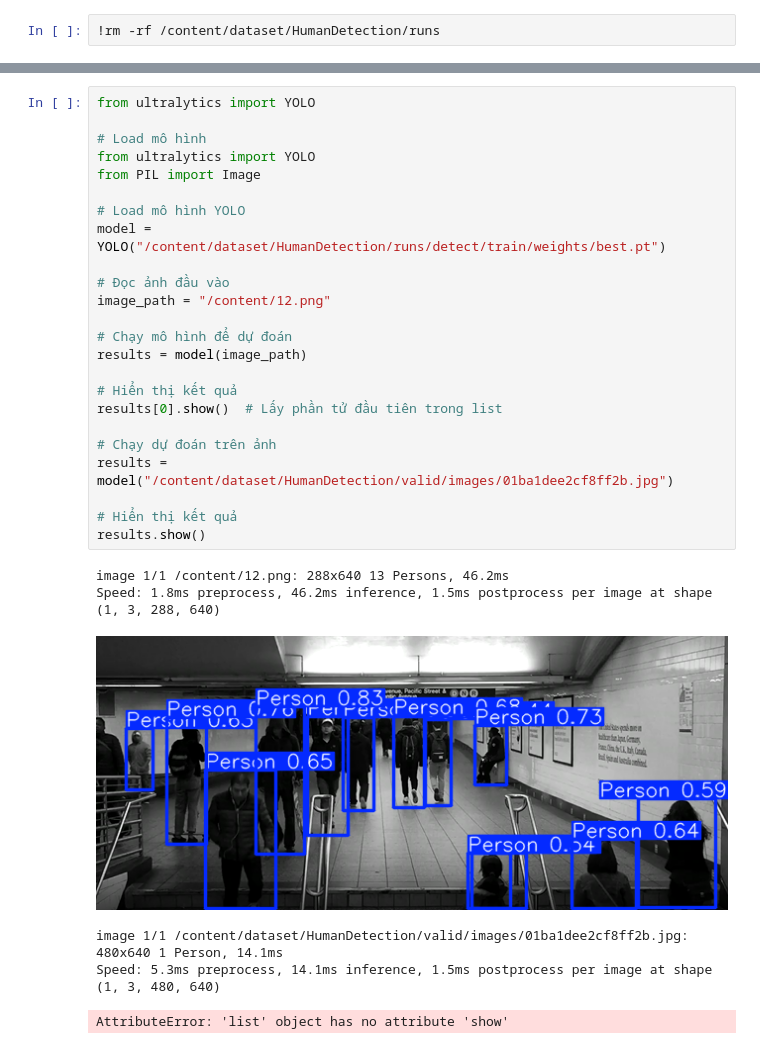
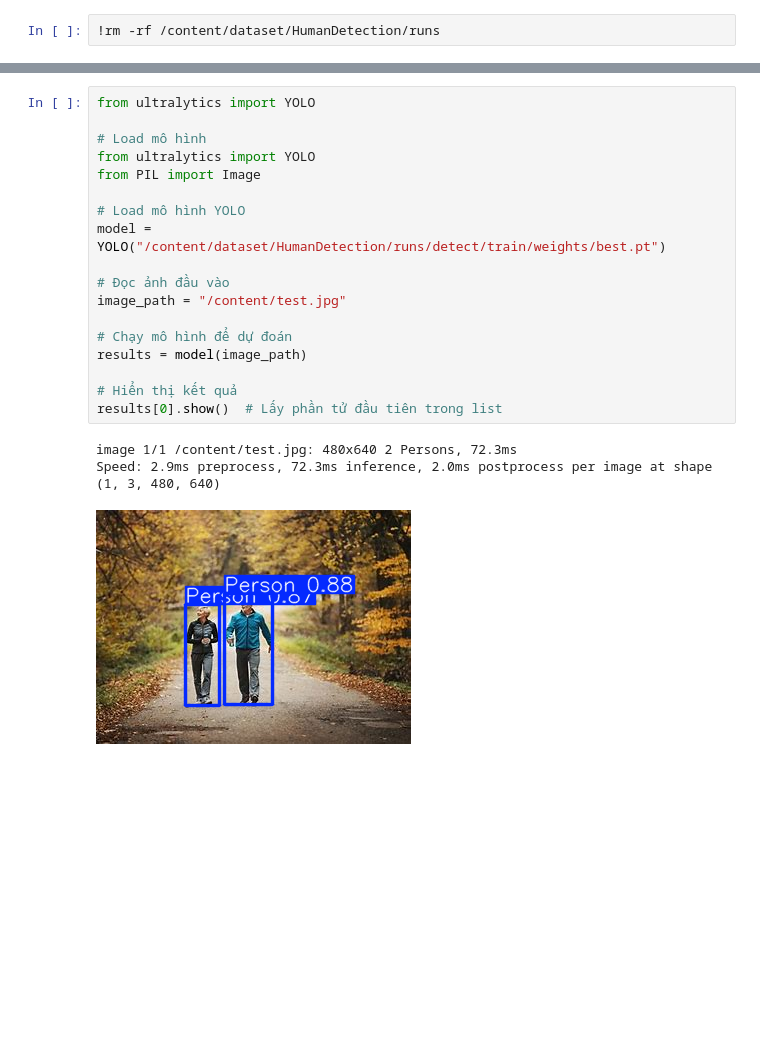
Before and after one commit to nguyenhoangtamm/People-Tracking, a Jupyter notebook: train.ipynb, the cells around one changed output, grey strips where cells are left out. Saved outputs shown, nothing was run; the diff lists cells and outputs as text; blank space fills up the shorter version.

```diff
--- a/train.ipynb
+++ b/train.ipynb
@@ -174,31 +180,22 @@ Starting training for 50 epochs...
 # %%
 from ultralytics import YOLO
 
 # Load mô hình
 from ultralytics import YOLO
 from PIL import Image
 
 # Load mô hình YOLO
 model = YOLO("/content/dataset/HumanDetection/runs/detect/train/weights/best.pt")
 
 # Đọc ảnh đầu vào
-image_path = "/content/12.png"
+image_path = "/content/test.jpg"
 
 # Chạy mô hình để dự đoán
 results = model(image_path)
 
 # Hiển thị kết quả
 results[0].show()  # Lấy phần tử đầu tiên trong list
-
-# Chạy dự đoán trên ảnh
-results = model("/content/dataset/HumanDetection/valid/images/01ba1dee2cf8ff2b.jpg")
-
-# Hiển thị kết quả
-results.show()
 # %% [output]
-image 1/1 /content/12.png: 288x640 13 Persons, 46.2ms
-Speed: 1.8ms preprocess, 46.2ms inference, 1.5ms postprocess per image at shape (1, 3, 288, 640)
+image 1/1 /content/test.jpg: 480x640 2 Persons, 72.3ms
+Speed: 2.9ms preprocess, 72.3ms inference, 2.0ms postprocess per image at shape (1, 3, 480, 640)
-[figure, old version]
+[figure, new version]
-image 1/1 /content/dataset/HumanDetection/valid/images/01ba1dee2cf8ff2b.jpg: 480x640 1 Person, 14.1ms
-Speed: 5.3ms preprocess, 14.1ms inference, 1.5ms postprocess per image at shape (1, 3, 480, 640)
-AttributeError: 'list' object has no attribute 'show'
```
Also changed, not shown: parts of 4 cells of this notebook.
